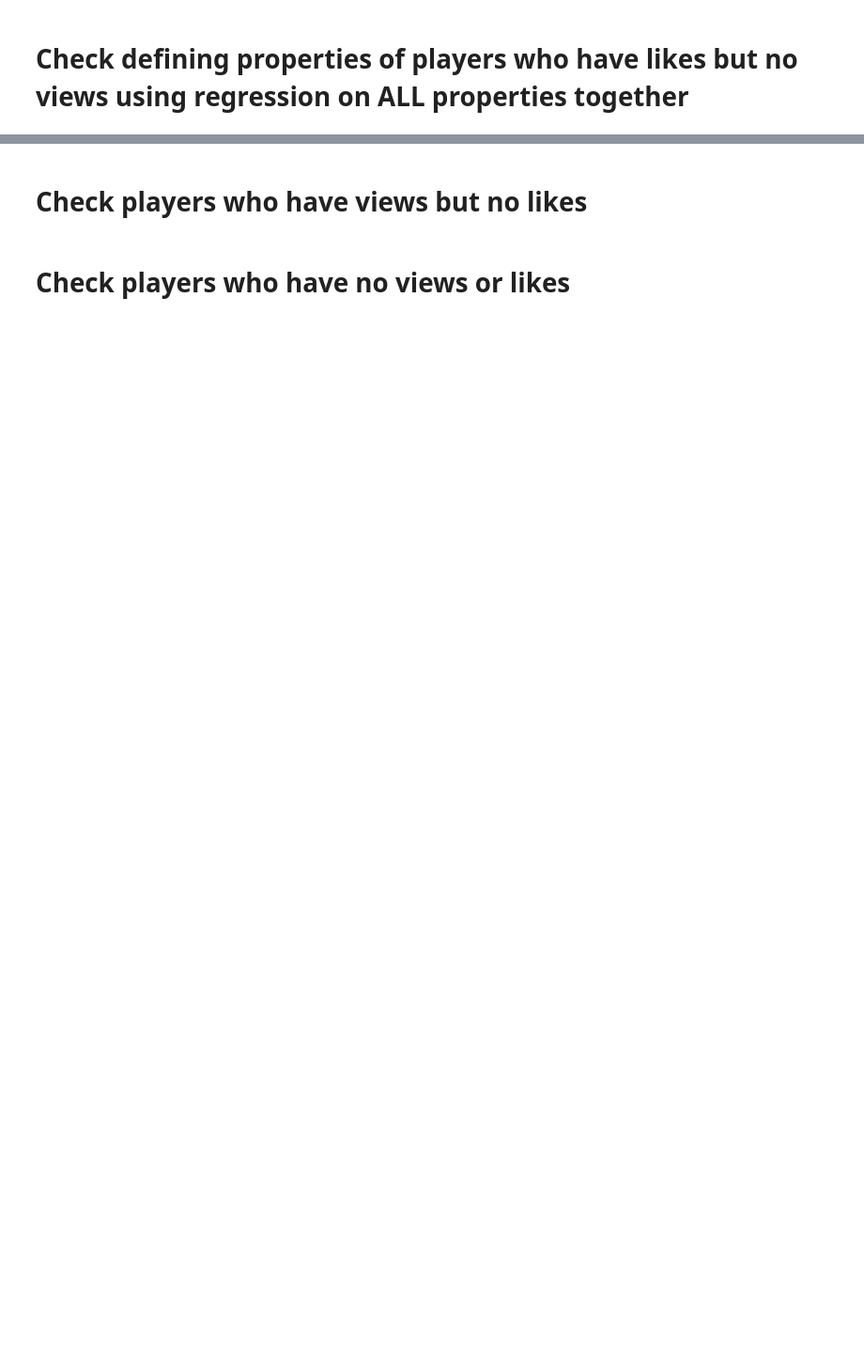
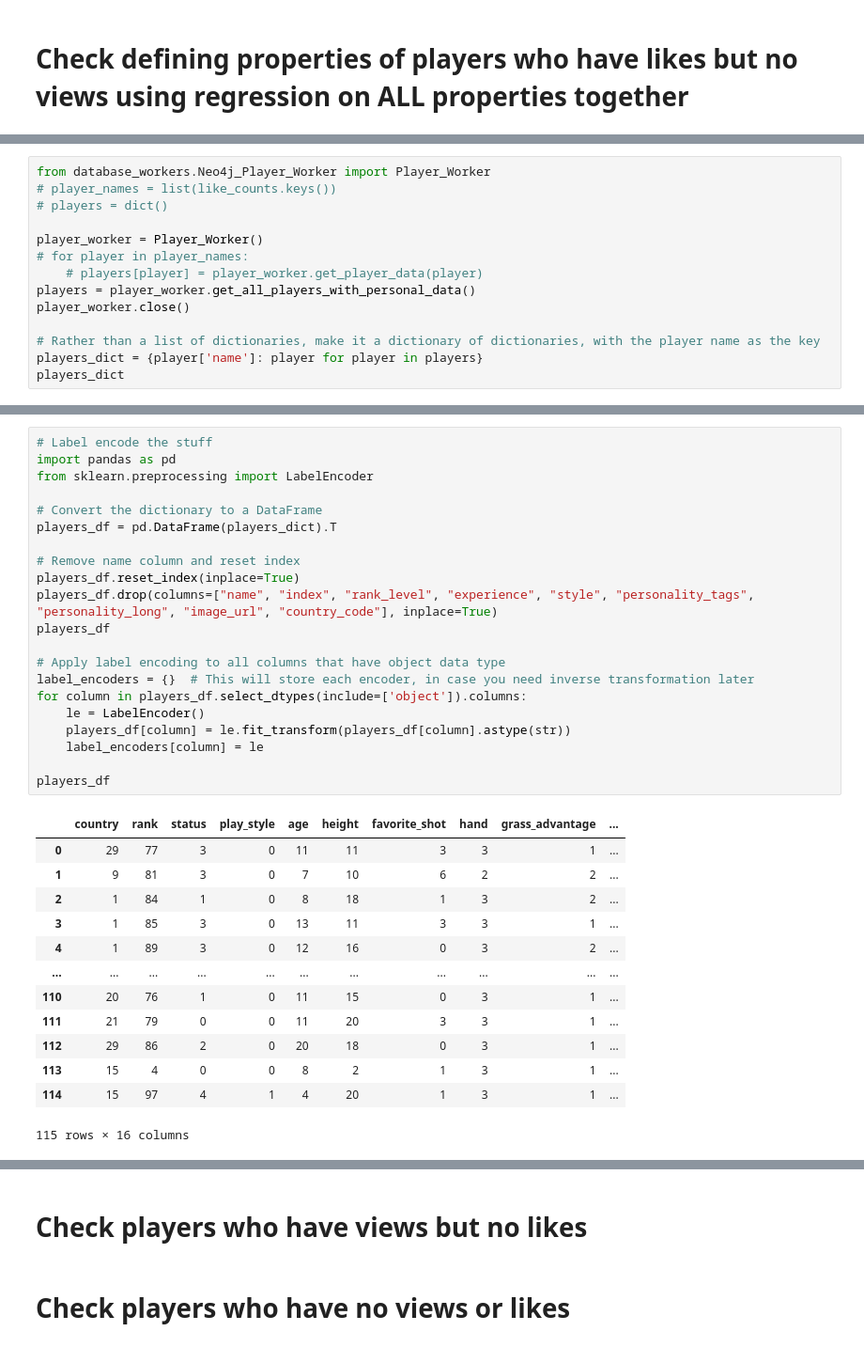
Before and after one commit to AsafKed/tennis-router, a Jupyter notebook: backend/analysis.ipynb, the cells around one changed output, grey strips where cells are left out. Shown at 94% size. Cells and saved outputs as stored; diff of their text form; blank space fills up the shorter version.

```diff
--- a/backend/analysis.ipynb
+++ b/backend/analysis.ipynb
@@ -1212,0 +1297,14 @@ with open('./results/like_personality_tag_regression.tex', 'w') as f:
+# %%
+from database_workers.Neo4j_Player_Worker import Player_Worker
+# player_names = list(like_counts.keys())
+# players = dict()
+
+player_worker = Player_Worker()
+# for player in player_names:
+    # players[player] = player_worker.get_player_data(player)
+players = player_worker.get_all_players_with_personal_data()
+player_worker.close()
+
+# Rather than a list of dictionaries, make it a dictionary of dictionaries, with the player name as the key
+players_dict = {player['name']: player for player in players}
+players_dict
@@ -1212,0 +1329,35 @@ with open('./results/like_personality_tag_regression.tex', 'w') as f:
+# %%
+# Label encode the stuff
+import pandas as pd
+from sklearn.preprocessing import LabelEncoder
+
+# Convert the dictionary to a DataFrame
+players_df = pd.DataFrame(players_dict).T
+
+# Remove name column and reset index
+players_df.reset_index(inplace=True)
+players_df.drop(columns=["name", "index", "rank_level", "experience", "style", "personality_tags", "personality_long", "image_url", "country_code"], inplace=True)
+players_df
+
+# Apply label encoding to all columns that have object data type
+label_encoders = {}  # This will store each encoder, in case you need inverse transformation later
+for column in players_df.select_dtypes(include=['object']).columns:
+    le = LabelEncoder()
+    players_df[column] = le.fit_transform(players_df[column].astype(str))
+    label_encoders[column] = le
+
+players_df
+# %% [output]
+|  | country | rank | status | play_style | age | height | favorite_shot | hand | grass_advantage | ... |
+| 0 | 29 | 77 | 3 | 0 | 11 | 11 | 3 | 3 | 1 | ... |
+| 1 | 9 | 81 | 3 | 0 | 7 | 10 | 6 | 2 | 2 | ... |
+| 2 | 1 | 84 | 1 | 0 | 8 | 18 | 1 | 3 | 2 | ... |
+| 3 | 1 | 85 | 3 | 0 | 13 | 11 | 3 | 3 | 1 | ... |
+| 4 | 1 | 89 | 3 | 0 | 12 | 16 | 0 | 3 | 2 | ... |
+| ... | ... | ... | ... | ... | ... | ... | ... | ... | ... | ... |
+| 110 | 20 | 76 | 1 | 0 | 11 | 15 | 0 | 3 | 1 | ... |
+| 111 | 21 | 79 | 0 | 0 | 11 | 20 | 3 | 3 | 1 | ... |
+| 112 | 29 | 86 | 2 | 0 | 20 | 18 | 0 | 3 | 1 | ... |
+| 113 | 15 | 4 | 0 | 0 | 8 | 2 | 1 | 3 | 1 | ... |
+| 114 | 15 | 97 | 4 | 1 | 4 | 20 | 1 | 3 | 1 | ... |
+115 rows × 16 columns
```
Also changed, not shown: parts of 13 cells of this notebook, 22 other files.
